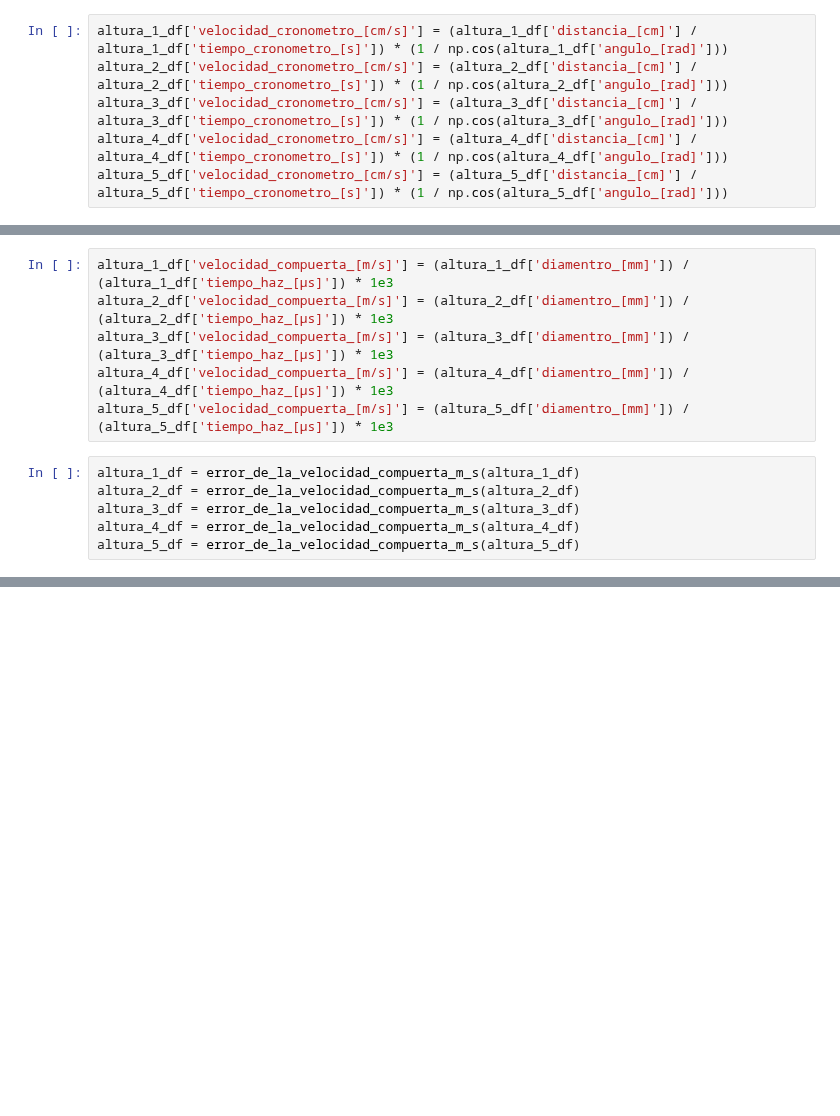
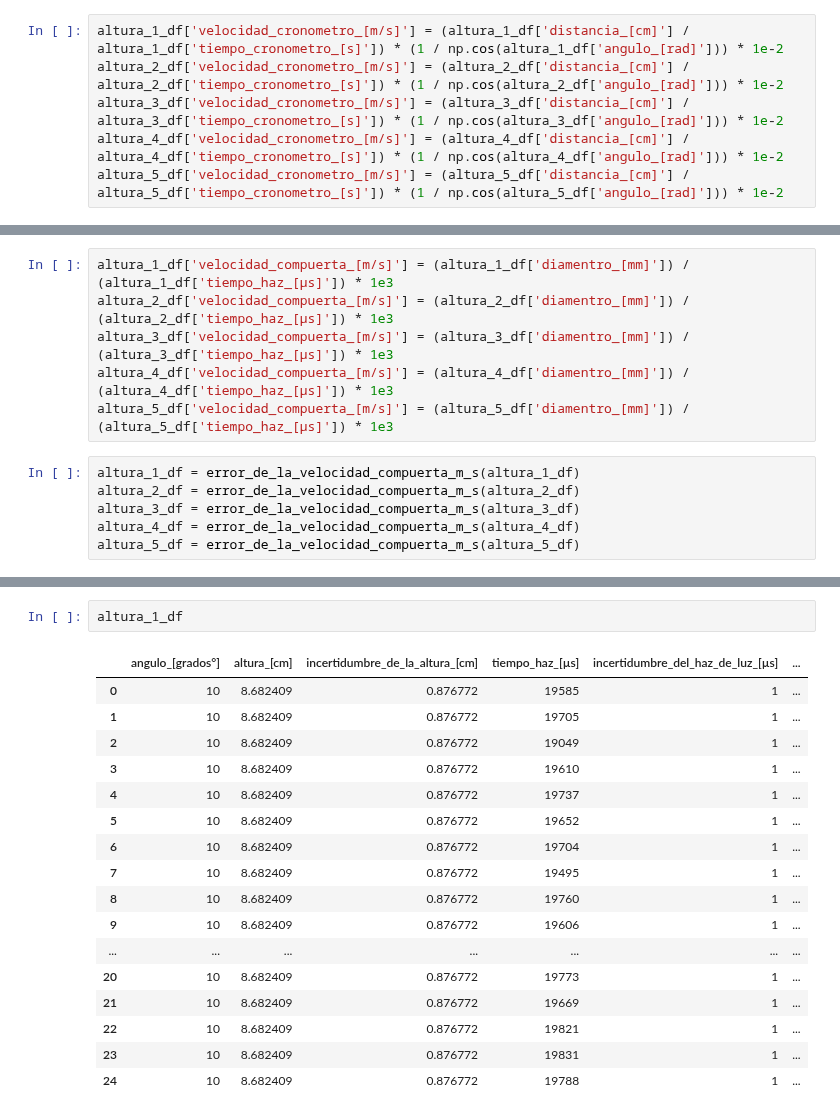
Before and after one commit to sperezp23/Laboratorios_experimental, a Jupyter notebook: Tiro_parabplico.ipynb, the cells around one changed output, grey strips where cells are left out. Cells and saved outputs as stored; diff of their text form; blank space fills up the shorter version.

```diff
--- a/Tiro_parabplico.ipynb
+++ b/Tiro_parabplico.ipynb
@@ -41,11 +63,11 @@ altura_3_df['angulo_[rad]'] = np.deg2rad(altura_3_df['angulo_[grados°]'])
 altura_4_df['angulo_[rad]'] = np.deg2rad(altura_4_df['angulo_[grados°]'])
 altura_5_df['angulo_[rad]'] = np.deg2rad(altura_5_df['angulo_[grados°]'])
 # %%
-altura_1_df['velocidad_cronometro_[cm/s]'] = (altura_1_df['distancia_[cm]'] / altura_1_df['tiempo_cronometro_[s]']) * (1 / np.cos(altura_1_df['angulo_[rad]']))
-altura_2_df['velocidad_cronometro_[cm/s]'] = (altura_2_df['distancia_[cm]'] / altura_2_df['tiempo_cronometro_[s]']) * (1 / np.cos(altura_2_df['angulo_[rad]']))
-altura_3_df['velocidad_cronometro_[cm/s]'] = (altura_3_df['distancia_[cm]'] / altura_3_df['tiempo_cronometro_[s]']) * (1 / np.cos(altura_3_df['angulo_[rad]']))
-altura_4_df['velocidad_cronometro_[cm/s]'] = (altura_4_df['distancia_[cm]'] / altura_4_df['tiempo_cronometro_[s]']) * (1 / np.cos(altura_4_df['angulo_[rad]']))
-altura_5_df['velocidad_cronometro_[cm/s]'] = (altura_5_df['distancia_[cm]'] / altura_5_df['tiempo_cronometro_[s]']) * (1 / np.cos(altura_5_df['angulo_[rad]']))
+altura_1_df['velocidad_cronometro_[m/s]'] = (altura_1_df['distancia_[cm]'] / altura_1_df['tiempo_cronometro_[s]']) * (1 / np.cos(altura_1_df['angulo_[rad]'])) * 1e-2
+altura_2_df['velocidad_cronometro_[m/s]'] = (altura_2_df['distancia_[cm]'] / altura_2_df['tiempo_cronometro_[s]']) * (1 / np.cos(altura_2_df['angulo_[rad]'])) * 1e-2
+altura_3_df['velocidad_cronometro_[m/s]'] = (altura_3_df['distancia_[cm]'] / altura_3_df['tiempo_cronometro_[s]']) * (1 / np.cos(altura_3_df['angulo_[rad]'])) * 1e-2
+altura_4_df['velocidad_cronometro_[m/s]'] = (altura_4_df['distancia_[cm]'] / altura_4_df['tiempo_cronometro_[s]']) * (1 / np.cos(altura_4_df['angulo_[rad]'])) * 1e-2
+altura_5_df['velocidad_cronometro_[m/s]'] = (altura_5_df['distancia_[cm]'] / altura_5_df['tiempo_cronometro_[s]']) * (1 / np.cos(altura_5_df['angulo_[rad]'])) * 1e-2
 # %%
 altura_1_df = error_de_la_velocidad_cronometro_m_s(altura_1_df)
 altura_2_df = error_de_la_velocidad_cronometro_m_s(altura_2_df)
@@ -66,0 +148,20 @@ altura_5_df = error_de_la_velocidad_compuerta_m_s(altura_5_df)
+# %%
+altura_1_df
+# %% [output]
+|  | angulo_[grados°] | altura_[cm] | incertidumbre_de_la_altura_[cm] | tiempo_haz_[µs] | incertidumbre_del_haz_de_luz_[µs] | ... |
+| 0 | 10 | 8.682409 | 0.876772 | 19585 | 1 | ... |
+| 1 | 10 | 8.682409 | 0.876772 | 19705 | 1 | ... |
+| 2 | 10 | 8.682409 | 0.876772 | 19049 | 1 | ... |
+| 3 | 10 | 8.682409 | 0.876772 | 19610 | 1 | ... |
+| 4 | 10 | 8.682409 | 0.876772 | 19737 | 1 | ... |
+| 5 | 10 | 8.682409 | 0.876772 | 19652 | 1 | ... |
+| 6 | 10 | 8.682409 | 0.876772 | 19704 | 1 | ... |
+| 7 | 10 | 8.682409 | 0.876772 | 19495 | 1 | ... |
+| 8 | 10 | 8.682409 | 0.876772 | 19760 | 1 | ... |
+| 9 | 10 | 8.682409 | 0.876772 | 19606 | 1 | ... |
+| ... | ... | ... | ... | ... | ... | ... |
+| 20 | 10 | 8.682409 | 0.876772 | 19773 | 1 | ... |
+| 21 | 10 | 8.682409 | 0.876772 | 19669 | 1 | ... |
+| 22 | 10 | 8.682409 | 0.876772 | 19821 | 1 | ... |
+| 23 | 10 | 8.682409 | 0.876772 | 19831 | 1 | ... |
+| 24 | 10 | 8.682409 | 0.876772 | 19788 | 1 | ... |
```
Also changed, not shown: parts of 4 cells of this notebook, 1 other file.
